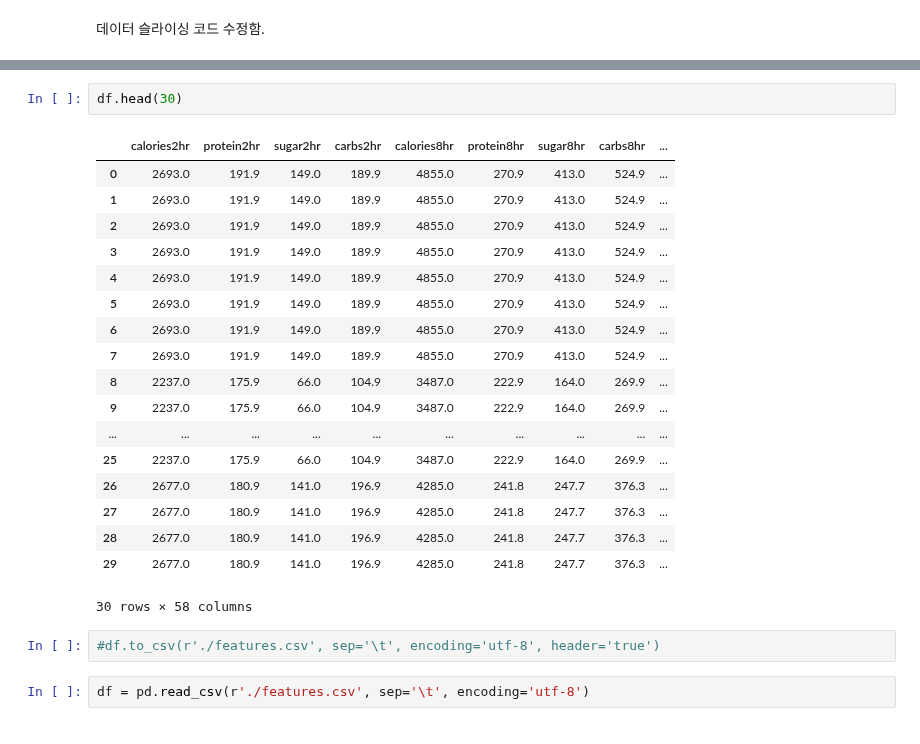
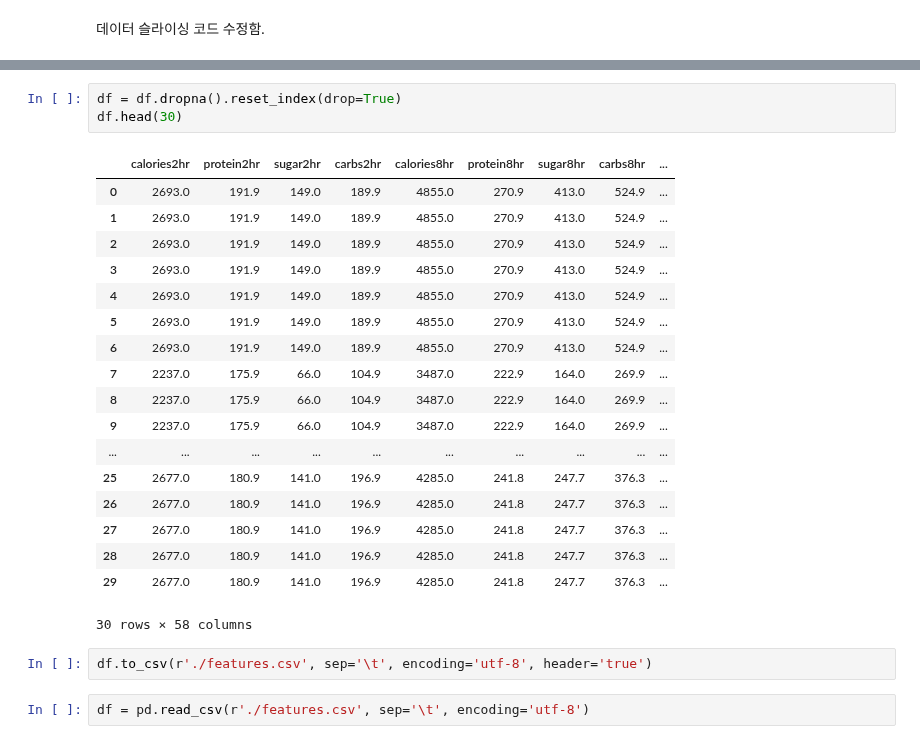
Before and after one commit to mingg12/engineering-newFork, a Jupyter notebook: building_df_and_feature_importance.ipynb, the cells around one changed output, grey strips where cells are left out. Cells and saved outputs as stored; diff of their text form.

```diff
--- a/building_df_and_feature_importance.ipynb
+++ b/building_df_and_feature_importance.ipynb
@@ -533,26 +531,27 @@ KeyboardInterrupt:
 # %%
+df = df.dropna().reset_index(drop=True)
 df.head(30)
 # %% [output]
 |  | calories2hr | protein2hr | sugar2hr | carbs2hr | calories8hr | protein8hr | sugar8hr | carbs8hr | ... |
 | 0 | 2693.0 | 191.9 | 149.0 | 189.9 | 4855.0 | 270.9 | 413.0 | 524.9 | ... |
 | 1 | 2693.0 | 191.9 | 149.0 | 189.9 | 4855.0 | 270.9 | 413.0 | 524.9 | ... |
 | 2 | 2693.0 | 191.9 | 149.0 | 189.9 | 4855.0 | 270.9 | 413.0 | 524.9 | ... |
 | 3 | 2693.0 | 191.9 | 149.0 | 189.9 | 4855.0 | 270.9 | 413.0 | 524.9 | ... |
 | 4 | 2693.0 | 191.9 | 149.0 | 189.9 | 4855.0 | 270.9 | 413.0 | 524.9 | ... |
 | 5 | 2693.0 | 191.9 | 149.0 | 189.9 | 4855.0 | 270.9 | 413.0 | 524.9 | ... |
 | 6 | 2693.0 | 191.9 | 149.0 | 189.9 | 4855.0 | 270.9 | 413.0 | 524.9 | ... |
-| 7 | 2693.0 | 191.9 | 149.0 | 189.9 | 4855.0 | 270.9 | 413.0 | 524.9 | ... |
+| 7 | 2237.0 | 175.9 | 66.0 | 104.9 | 3487.0 | 222.9 | 164.0 | 269.9 | ... |
 | 8 | 2237.0 | 175.9 | 66.0 | 104.9 | 3487.0 | 222.9 | 164.0 | 269.9 | ... |
 | 9 | 2237.0 | 175.9 | 66.0 | 104.9 | 3487.0 | 222.9 | 164.0 | 269.9 | ... |
 | ... | ... | ... | ... | ... | ... | ... | ... | ... | ... |
-| 25 | 2237.0 | 175.9 | 66.0 | 104.9 | 3487.0 | 222.9 | 164.0 | 269.9 | ... |
+| 25 | 2677.0 | 180.9 | 141.0 | 196.9 | 4285.0 | 241.8 | 247.7 | 376.3 | ... |
 | 26 | 2677.0 | 180.9 | 141.0 | 196.9 | 4285.0 | 241.8 | 247.7 | 376.3 | ... |
 | 27 | 2677.0 | 180.9 | 141.0 | 196.9 | 4285.0 | 241.8 | 247.7 | 376.3 | ... |
 | 28 | 2677.0 | 180.9 | 141.0 | 196.9 | 4285.0 | 241.8 | 247.7 | 376.3 | ... |
 | 29 | 2677.0 | 180.9 | 141.0 | 196.9 | 4285.0 | 241.8 | 247.7 | 376.3 | ... |
 30 rows × 58 columns
 # %%
-#df.to_csv(r'./features.csv', sep='\t', encoding='utf-8', header='true')
+df.to_csv(r'./features.csv', sep='\t', encoding='utf-8', header='true')
 # %%
 df = pd.read_csv(r'./features.csv', sep='\t', encoding='utf-8')
 # %%
```
Also changed, not shown: parts of 8 cells of this notebook.
